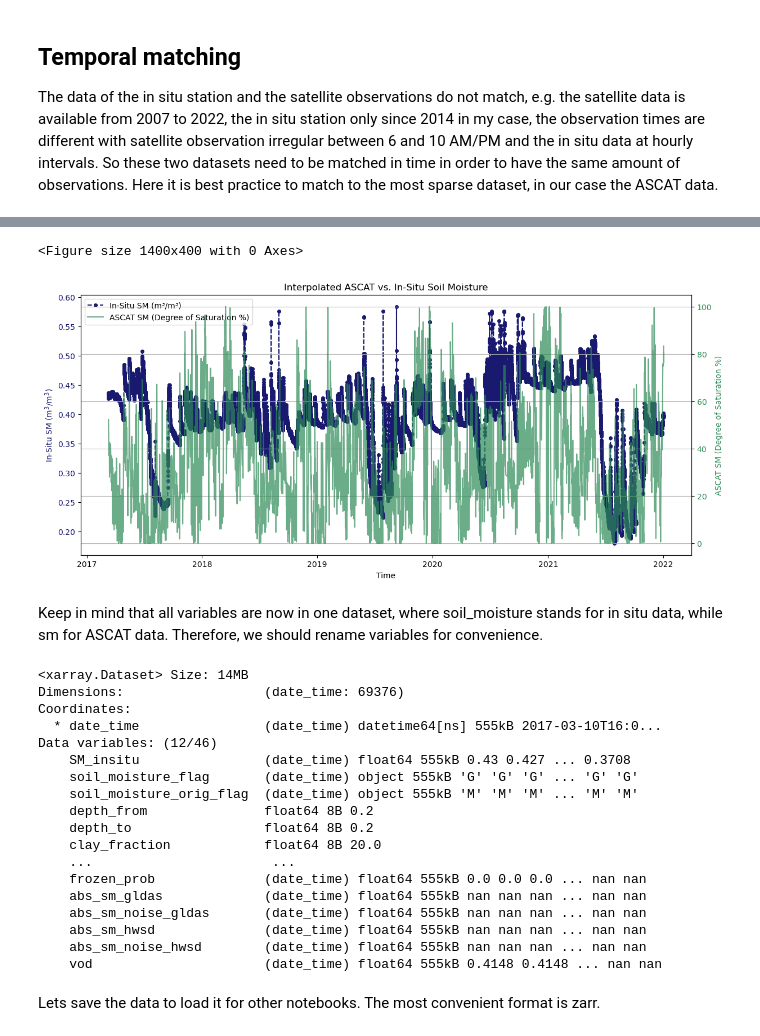
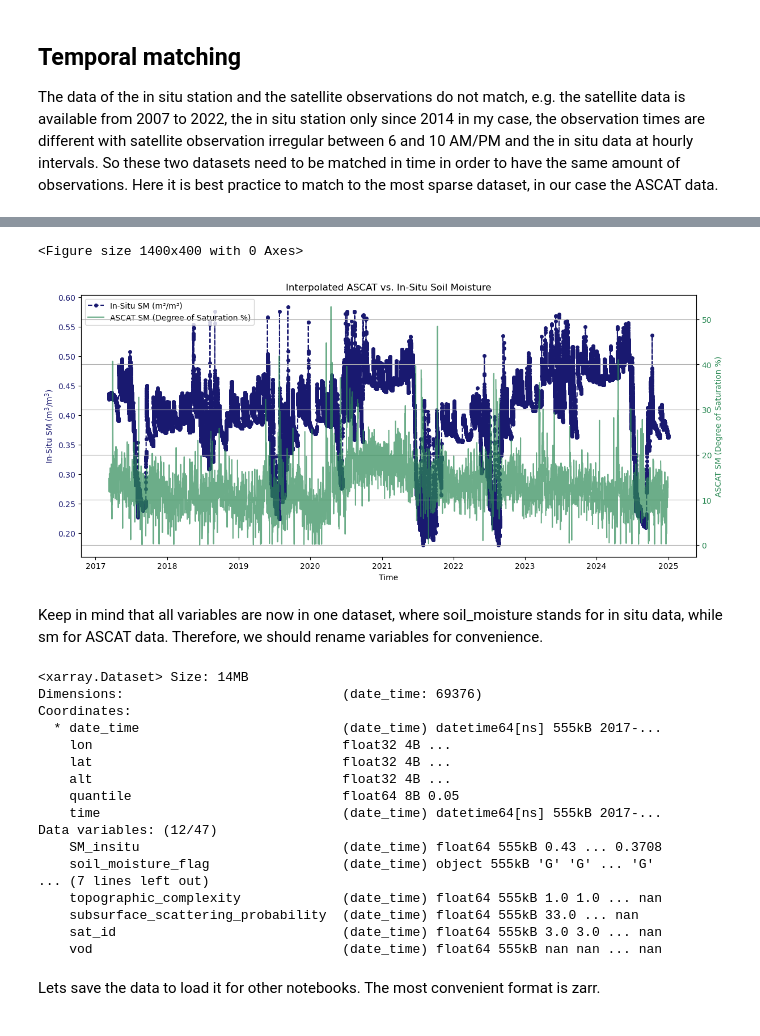
Before and after one commit to lukojovic/data_retrieval, a Jupyter notebook: notebooks/Ex1.ipynb, the cells around one changed output, grey strips where cells are left out. Cells and saved outputs as stored; diff of their text form; code cells hidden in the pictures.

```diff
--- a/notebooks/Ex1.ipynb
+++ b/notebooks/Ex1.ipynb
@@ -239,0 +313,2 @@ Most important for getting to know the dataset are the columns 'sm'.
+# %%
+cell_collection = rat.CellFileCollection.from_product_id(cell_source, "H121_V1.0")
@@ -276,0 +332,5 @@ Data variables: (12/20)
+# %%
+h120_ds = cell_collection.read(
+    coords=(float(lon.iloc[0]), float(lat.iloc[0]))
+).swap_dims({"obs": "time"})
+h120_ds
@@ -349,15 +434,13 @@ plt.show()
 ## Temporal matching
 The data of the in situ station and the satellite observations do not match, e.g. the satellite data is available from 2007 to 2022, the in situ station only since 2014 in my case, the observation times are different with satellite observation irregular between 6 and 10 AM/PM and the in situ data at hourly intervals. So these two datasets need to be matched in time in order to have the same amount of observations. Here it is best practice to match to the most sparse dataset, in our case the ASCAT data.
 # %%
-h120_interp = h120_ds.interp(index=insitu_ds.date_time, method="linear").drop_vars(
-    "index"
-)
+h120_interp = h120_ds.interp(time=insitu_ds.date_time, method="linear")
 
 plt.figure(figsize=(10, 5))
 
 insitu_ds.soil_moisture.plot(label="In-Situ")
 
-plt.plot(h120_interp.date_time, h120_interp.sm / 100, label="ASCAT")
+plt.plot(h120_interp.date_time, h120_interp.surface_soil_moisture / 100, label="ASCAT")
 
 plt.xlabel("Time")
 plt.ylabel("Soil Moisture")
@@ -370,34 +453,8 @@ plt.show()
 # %%
 # Find common date range
-start_date = max(insitu_ds.date_time.min(), h120_ds.index.min())
-end_date = min(insitu_ds.date_time.max(), h120_ds.index.max())
+start_date = max(insitu_ds.date_time.min(), h120_ds.time.min())
+end_date = min(insitu_ds.date_time.max(), h120_ds.time.max())
 
 # Clip datasets to this range
 insitu_ds_clipped = insitu_ds.sel(date_time=slice(start_date, end_date))
 h120_interp_clipped = h120_interp.sel(date_time=slice(start_date, end_date))
-
-plt.figure(figsize=(10, 5))
-
-plt.plot(
-    h120_interp_clipped.date_time,
-    h120_interp_clipped.sm / 100,
-    label="ASCAT",
-    color="orange",
-)
-
-plt.plot(
-    insitu_ds_clipped.date_time,
-    insitu_ds_clipped.soil_moisture,
-    label="In-Situ",
-    color="blue",
-    marker="o",
-    markersize=3,
-    alpha=0.5,
-)
-
-plt.xlabel("Time")
-plt.ylabel("Soil Moisture")
-plt.legend()
-plt.title("Interpolated ASCAT vs. In-Situ Soil Moisture (Clipped)")
-plt.grid()
-plt.show()
@@ -416,61 +471,60 @@ lns1 = ax1.plot(
     marker="o",
     markersize=4,
     linestyle="--",
 )
 ax1.set_xlabel("Time")
 ax1.set_ylabel(r"In-Situ SM (m$^3$/m$^3$)", color="midnightblue")
 ax1.tick_params(axis="y", labelcolor="midnightblue")
 
 # ASCAT Soil Moisture in % Degree of Saturation
 ax2 = ax1.twinx()
 lns2 = ax2.plot(
     h120_interp.date_time,
-    h120_interp.sm,
+    h120_interp.surface_soil_moisture,
     label="ASCAT SM (Degree of Saturation %)",
     color="seagreen",
     linestyle="-",
     alpha=0.7,
 )
 ax2.set_ylabel("ASCAT SM (Degree of Saturation %)", color="seagreen")
 ax2.tick_params(axis="y", labelcolor="seagreen")
 
 # Combine Legends from Both Axes
 lns = lns1 + lns2
 labels = [l.get_label() for l in lns]
 ax1.legend(lns, labels, loc="upper left")
 
 plt.title("Interpolated ASCAT vs. In-Situ Soil Moisture")
 plt.grid()
 plt.show()
 # %% [output]
 <Figure size 1400x400 with 0 Axes>
-[figure, old version]
+[figure, new version]
 # %% [markdown]
 Keep in mind that all variables are now in one dataset, where soil_moisture stands for in situ data, while sm for ASCAT data. Therefore, we should rename variables for convenience.
 # %%
 merged_ds = xr.merge([insitu_ds.squeeze(), h120_interp]).rename(
-    {"soil_moisture": "SM_insitu", "sm": "SM_ascat"}
+    {"soil_moisture": "SM_insitu", "surface_soil_moisture": "SM_ascat"}
 )
 merged_ds
 # %% [output]
 <xarray.Dataset> Size: 14MB
-Dimensions:                  (date_time: 69376)
+Dimensions:                            (date_time: 69376)
 Coordinates:
-  * date_time                (date_time) datetime64[ns] 555kB 2017-03-10T16:0...
-Data variables: (12/46)
-    SM_insitu                (date_time) float64 555kB 0.43 0.427 ... 0.3708
-    soil_moisture_flag       (date_time) object 555kB 'G' 'G' 'G' ... 'G' 'G'
-    soil_moisture_orig_flag  (date_time) object 555kB 'M' 'M' 'M' ... 'M' 'M'
-    depth_from               float64 8B 0.2
-    depth_to                 float64 8B 0.2
-    clay_fraction            float64 8B 20.0
-    ...                       ...
-    frozen_prob              (date_time) float64 555kB 0.0 0.0 0.0 ... nan nan
-    abs_sm_gldas             (date_time) float64 555kB nan nan nan ... nan nan
-    abs_sm_noise_gldas       (date_time) float64 555kB nan nan nan ... nan nan
-    abs_sm_hwsd              (date_time) float64 555kB nan nan nan ... nan nan
-    abs_sm_noise_hwsd        (date_time) float64 555kB nan nan nan ... nan nan
-    vod                      (date_time) float64 555kB 0.4148 0.4148 ... nan nan
+  * date_time                          (date_time) datetime64[ns] 555kB 2017-...
+    lon                                float32 4B ...
+    lat                                float32 4B ...
+    alt                                float32 4B ...
+    quantile                           float64 8B 0.05
+    time                               (date_time) datetime64[ns] 555kB 2017-...
+Data variables: (12/47)
+    SM_insitu                          (date_time) float64 555kB 0.43 ... 0.3708
+    soil_moisture_flag                 (date_time) object 555kB 'G' 'G' ... 'G'
+... (7 lines left out)
+    topographic_complexity             (date_time) float64 555kB 1.0 1.0 ... nan
+    subsurface_scattering_probability  (date_time) float64 555kB 33.0 ... nan
+    sat_id                             (date_time) float64 555kB 3.0 3.0 ... nan
+    vod                                (date_time) float64 555kB nan nan ... nan
 # %% [markdown]
 Lets save the data to load it for other notebooks. The most convenient format is zarr.
 # %%
```
Also changed, not shown: parts of 21 cells of this notebook, 2 other files.
